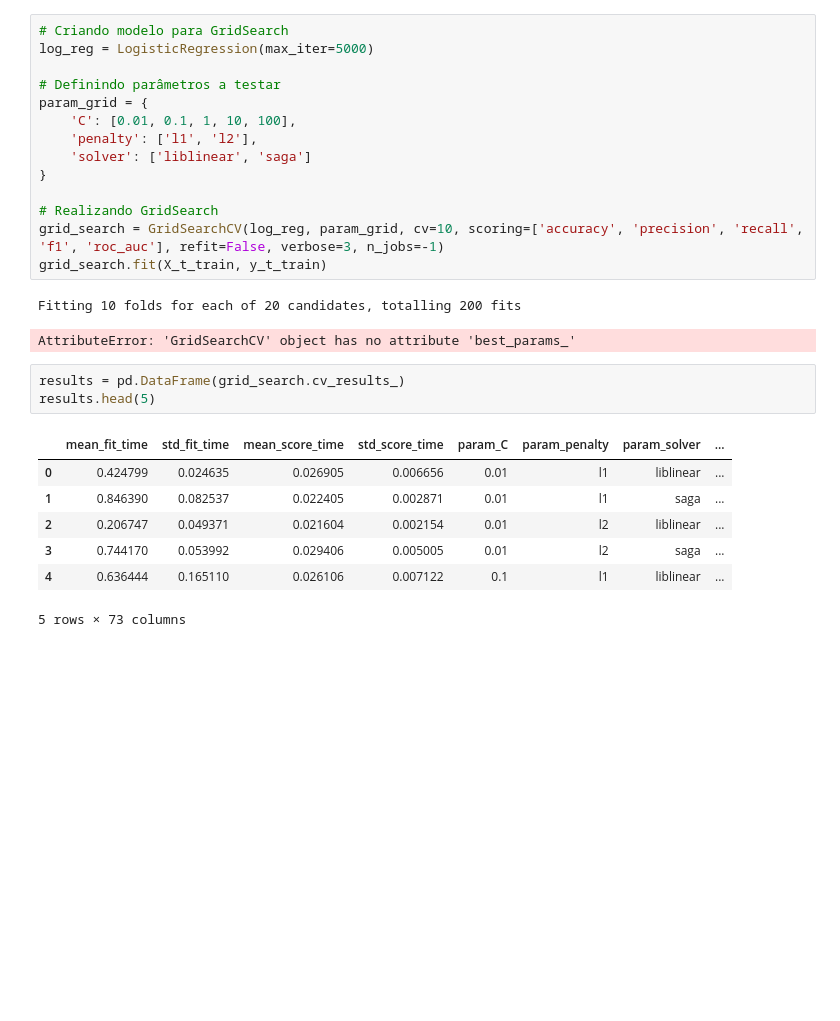
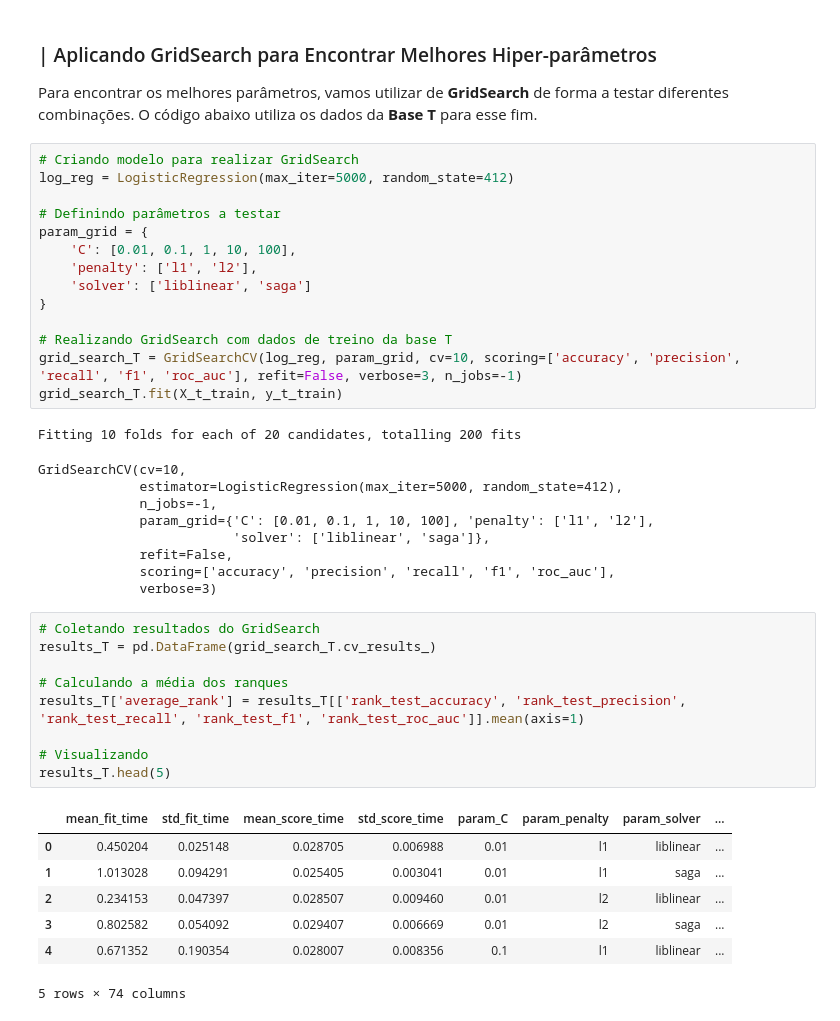
Before and after one commit to DuquePin/Final_Project_EBAC, a Jupyter notebook: notebooks/Modeling.ipynb, the cells around one changed output. Drawn from its saved outputs; the diff is of its cells as text; blank space fills up the shorter version.

```diff
--- a/notebooks/Modeling.ipynb
+++ b/notebooks/Modeling.ipynb
@@ -91,6 +87,10 @@ display(X_t_test.shape)
+# %% [markdown]
+### | Aplicando GridSearch para Encontrar Melhores Hiper-parâmetros
+
+Para encontrar os melhores parâmetros, vamos utilizar de **GridSearch** de forma a testar diferentes combinações. O código abaixo utiliza os dados da **Base T** para esse fim.
 # %%
-# Criando modelo para GridSearch
-log_reg = LogisticRegression(max_iter=5000)
+# Criando modelo para realizar GridSearch
+log_reg = LogisticRegression(max_iter=5000, random_state=412)
 
 # Definindo parâmetros a testar
 param_grid = {
@@ -99,20 +99,33 @@ param_grid = {
     'solver': ['liblinear', 'saga']
 }
 
-# Realizando GridSearch
-grid_search = GridSearchCV(log_reg, param_grid, cv=10, scoring=['accuracy', 'precision', 'recall', 'f1', 'roc_auc'], refit=False, verbose=3, n_jobs=-1)
-grid_search.fit(X_t_train, y_t_train)
+# Realizando GridSearch com dados de treino da base T
+grid_search_T = GridSearchCV(log_reg, param_grid, cv=10, scoring=['accuracy', 'precision', 'recall', 'f1', 'roc_auc'], refit=False, verbose=3, n_jobs=-1)
+grid_search_T.fit(X_t_train, y_t_train)
 # %% [output]
 Fitting 10 folds for each of 20 candidates, totalling 200 fits
-AttributeError: 'GridSearchCV' object has no attribute 'best_params_'
+GridSearchCV(cv=10,
+             estimator=LogisticRegression(max_iter=5000, random_state=412),
+             n_jobs=-1,
+             param_grid={'C': [0.01, 0.1, 1, 10, 100], 'penalty': ['l1', 'l2'],
+                         'solver': ['liblinear', 'saga']},
+             refit=False,
+             scoring=['accuracy', 'precision', 'recall', 'f1', 'roc_auc'],
+             verbose=3)
 # %%
-results = pd.DataFrame(grid_search.cv_results_)
-results.head(5)
+# Coletando resultados do GridSearch
+results_T = pd.DataFrame(grid_search_T.cv_results_)
+
+# Calculando a média dos ranques
+results_T['average_rank'] = results_T[['rank_test_accuracy', 'rank_test_precision', 'rank_test_recall', 'rank_test_f1', 'rank_test_roc_auc']].mean(axis=1)
+
+# Visualizando
+results_T.head(5)
 # %% [output]
 |  | mean_fit_time | std_fit_time | mean_score_time | std_score_time | param_C | param_penalty | param_solver | ... |
-| 0 | 0.424799 | 0.024635 | 0.026905 | 0.006656 | 0.01 | l1 | liblinear | ... |
-| 1 | 0.846390 | 0.082537 | 0.022405 | 0.002871 | 0.01 | l1 | saga | ... |
-| 2 | 0.206747 | 0.049371 | 0.021604 | 0.002154 | 0.01 | l2 | liblinear | ... |
-| 3 | 0.744170 | 0.053992 | 0.029406 | 0.005005 | 0.01 | l2 | saga | ... |
-| 4 | 0.636444 | 0.165110 | 0.026106 | 0.007122 | 0.1 | l1 | liblinear | ... |
+| 0 | 0.450204 | 0.025148 | 0.028705 | 0.006988 | 0.01 | l1 | liblinear | ... |
+| 1 | 1.013028 | 0.094291 | 0.025405 | 0.003041 | 0.01 | l1 | saga | ... |
+| 2 | 0.234153 | 0.047397 | 0.028507 | 0.009460 | 0.01 | l2 | liblinear | ... |
+| 3 | 0.802582 | 0.054092 | 0.029407 | 0.006669 | 0.01 | l2 | saga | ... |
+| 4 | 0.671352 | 0.190354 | 0.028007 | 0.008356 | 0.1 | l1 | liblinear | ... |
-5 rows × 73 columns
+5 rows × 74 columns
```
Also changed, not shown: parts of 31 cells of this notebook, 8 other files.
